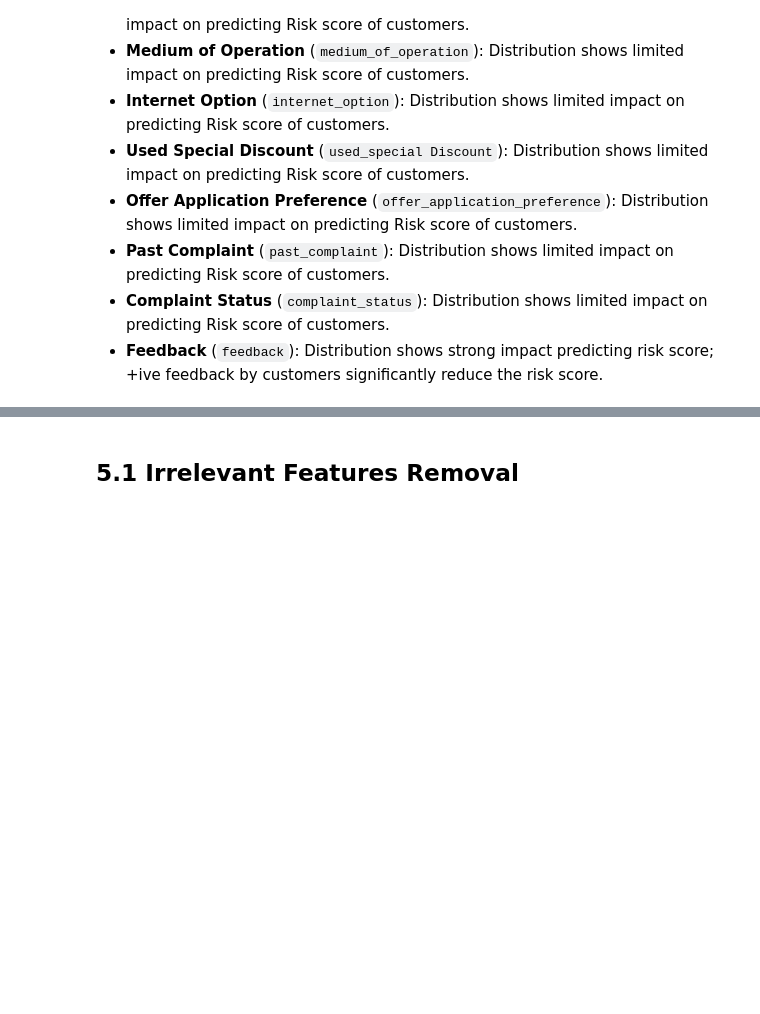
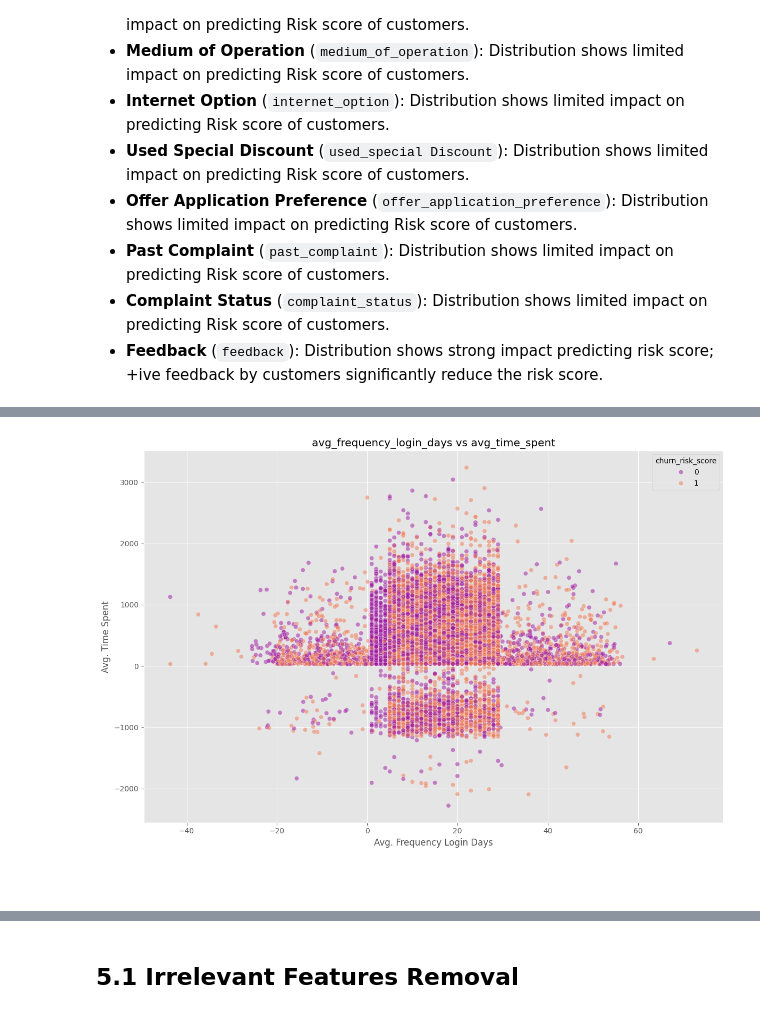
Before and after one commit to AshutoshsinghIndore/customer-churn-model, a Jupyter notebook: Notebook/Notebook.ipynb, the cells around one changed output, grey strips where cells are left out. Cells and saved outputs as stored; diff of their text form; code cells hidden in the pictures; blank space fills up the shorter version.

```diff
--- a/Notebook/Notebook.ipynb
+++ b/Notebook/Notebook.ipynb
@@ -432,0 +466,19 @@ __Inferences:__
+# %%
+# avg_frequency_login_days vs avg_time_spent
+plt.figure(figsize=(12, 8))
+
+plt.title('avg_frequency_login_days vs avg_time_spent')
+
+sns.scatterplot(x = pd.to_numeric(df['avg_frequency_login_days'], errors='coerce', downcast='integer'),
+               y = pd.to_numeric(df['avg_time_spent'], errors='coerce', downcast='integer'),
+               hue = df['churn_risk_score'], palette= 'plasma', alpha = 0.5)
+
+plt.xlabel('Avg. Frequency Login Days')
+plt.ylabel('Avg. Time Spent')
+
+plt.tight_layout()
+plt.show()
+# %% [output]
+[figure, added]
+# %% [markdown]
+###
```
Also changed, not shown: parts of 14 cells of this notebook, 1 other file.
